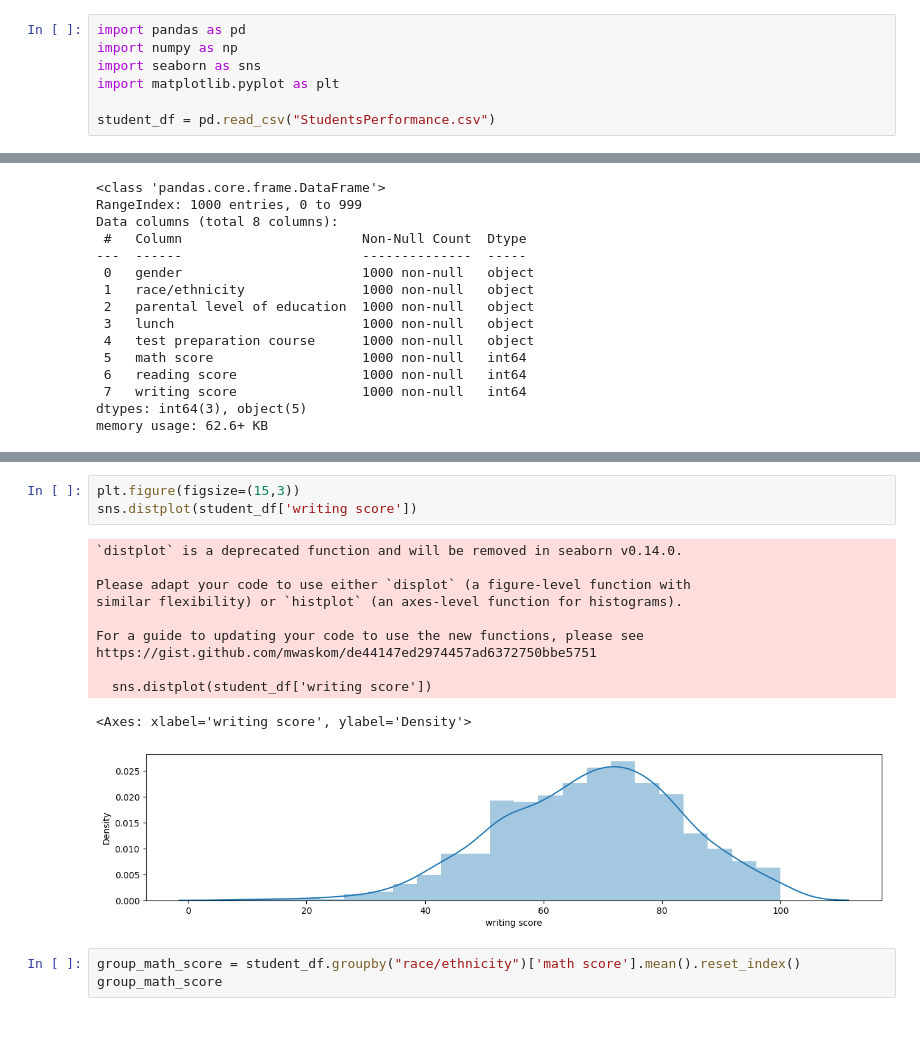
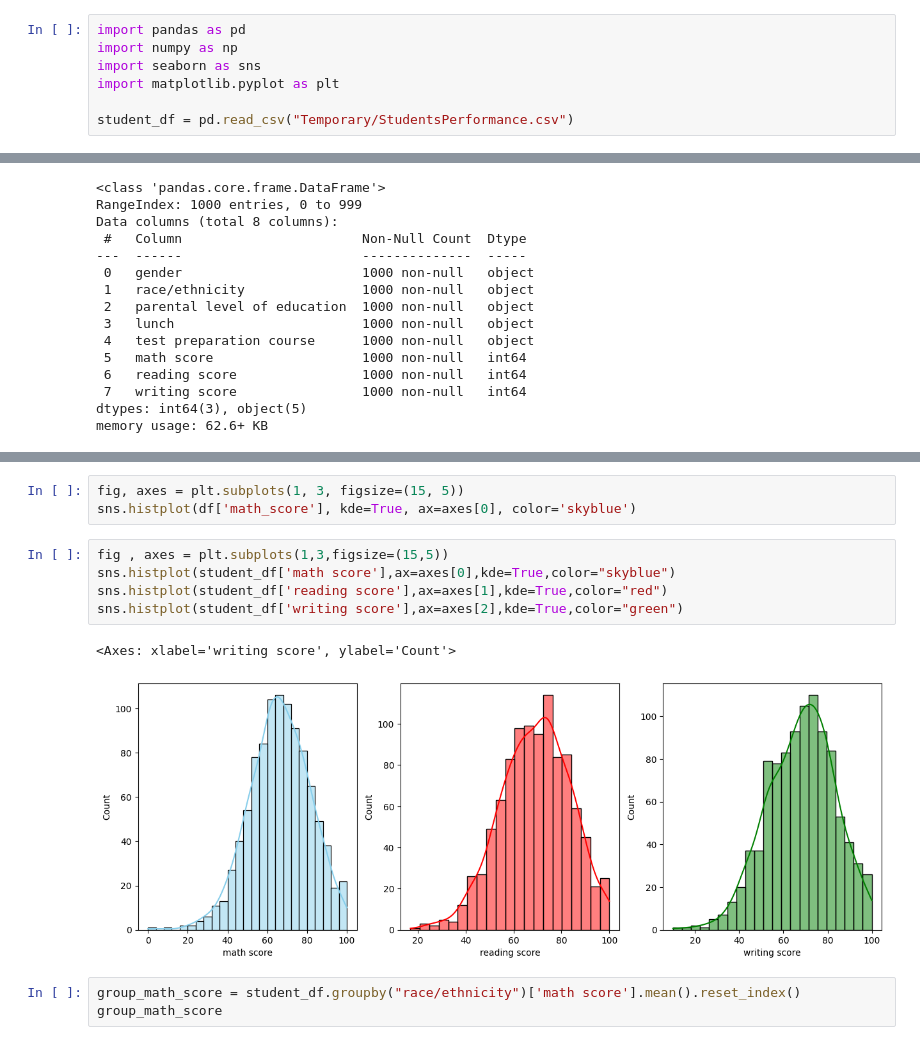
Before and after one commit to Ismail-2022/Recall_EDA, a Jupyter notebook: Recall_EDA.ipynb, the cells around one changed output, grey strips where cells are left out. Drawn from its saved outputs; the diff is of its cells as text.

Commit message:
Created using Colab - Updated the notebook. Following things are added: - Curl command to download kaggle dataset. - new plot

```diff
--- a/Recall_EDA.ipynb
+++ b/Recall_EDA.ipynb
@@ -132,7 +149,7 @@ import numpy as np
 import seaborn as sns
 import matplotlib.pyplot as plt
 
-student_df = pd.read_csv("StudentsPerformance.csv")
+student_df = pd.read_csv("Temporary/StudentsPerformance.csv")
 # %%
 student_df.head()
 # %% [output]
@@ -261,18 +248,14 @@ https://gist.github.com/mwaskom/de44147ed2974457ad6372750bbe5751
-# %%
-plt.figure(figsize=(15,3))
-sns.distplot(student_df['writing score'])
-# %% [output]
-`distplot` is a deprecated function and will be removed in seaborn v0.14.0.
-
-Please adapt your code to use either `displot` (a figure-level function with
-similar flexibility) or `histplot` (an axes-level function for histograms).
-
-For a guide to updating your code to use the new functions, please see
-https://gist.github.com/mwaskom/de44147ed2974457ad6372750bbe5751
-
-  sns.distplot(student_df['writing score'])
-<Axes: xlabel='writing score', ylabel='Density'>
-[figure, removed]
+# %%
+fig, axes = plt.subplots(1, 3, figsize=(15, 5))
+sns.histplot(df['math_score'], kde=True, ax=axes[0], color='skyblue')
+# %%
+fig , axes = plt.subplots(1,3,figsize=(15,5))
+sns.histplot(student_df['math score'],ax=axes[0],kde=True,color="skyblue")
+sns.histplot(student_df['reading score'],ax=axes[1],kde=True,color="red")
+sns.histplot(student_df['writing score'],ax=axes[2],kde=True,color="green")
+# %% [output]
+<Axes: xlabel='writing score', ylabel='Count'>
+[figure, added]
 # %%
 group_math_score = student_df.groupby("race/ethnicity")['math score'].mean().reset_index()
 group_math_score
```
Also changed, not shown: parts of 6 cells of this notebook.
